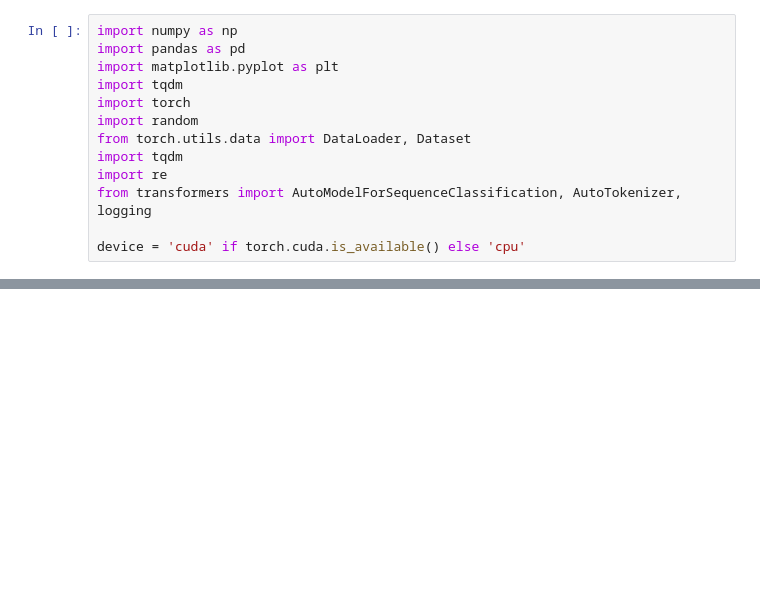
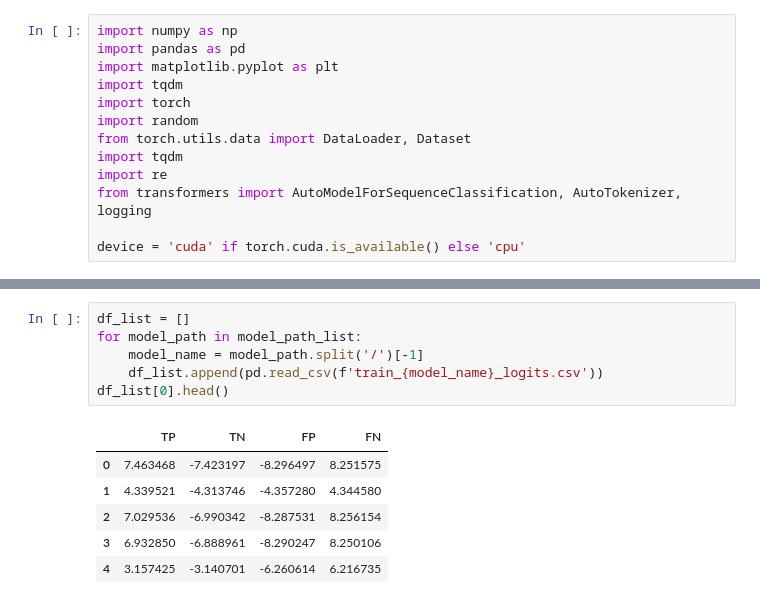
Before and after one commit to lim-sorry/code_similarity, a Jupyter notebook: main.ipynb, the cells around one changed output, grey strips where cells are left out. Cells and saved outputs as stored; diff of their text form; blank space fills up the shorter version.

```diff
--- a/main.ipynb
+++ b/main.ipynb
@@ -109,2 +111,15 @@ NameError: name 'TrainDataset' is not defined
+# %%
+df_list = []
+for model_path in model_path_list:
+    model_name = model_path.split('/')[-1]
+    df_list.append(pd.read_csv(f'train_{model_name}_logits.csv'))
+df_list[0].head()
+# %% [output]
+|  | TP | TN | FP | FN |
+| 0 | 7.463468 | -7.423197 | -8.296497 | 8.251575 |
+| 1 | 4.339521 | -4.313746 | -4.357280 | 4.344580 |
+| 2 | 7.029536 | -6.990342 | -8.287531 | 8.256154 |
+| 3 | 6.932850 | -6.888961 | -8.290247 | 8.250106 |
+| 4 | 3.157425 | -3.140701 | -6.260614 | 6.216735 |
 # %%
 n = 20
```
Also changed, not shown: parts of 6 cells of this notebook, 6 other files.
